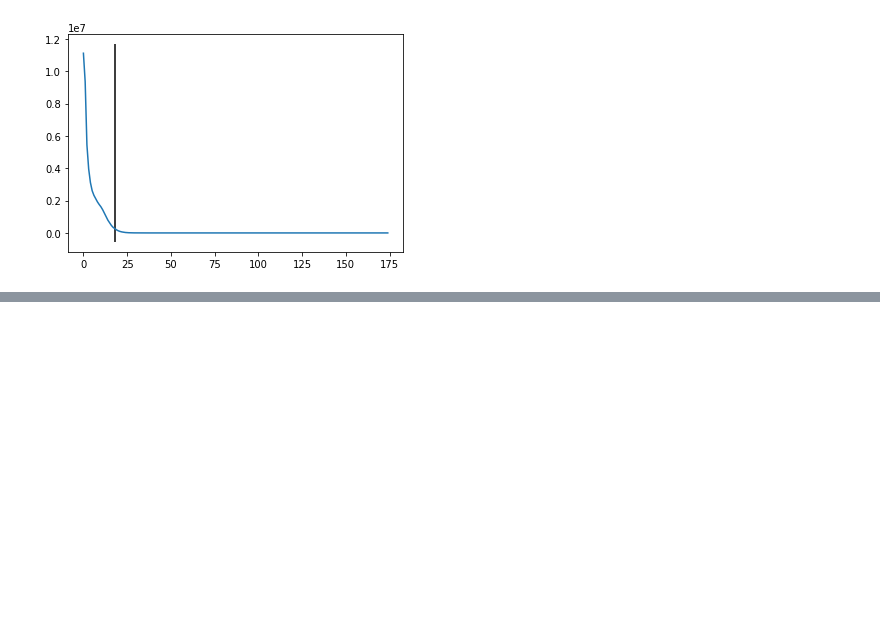
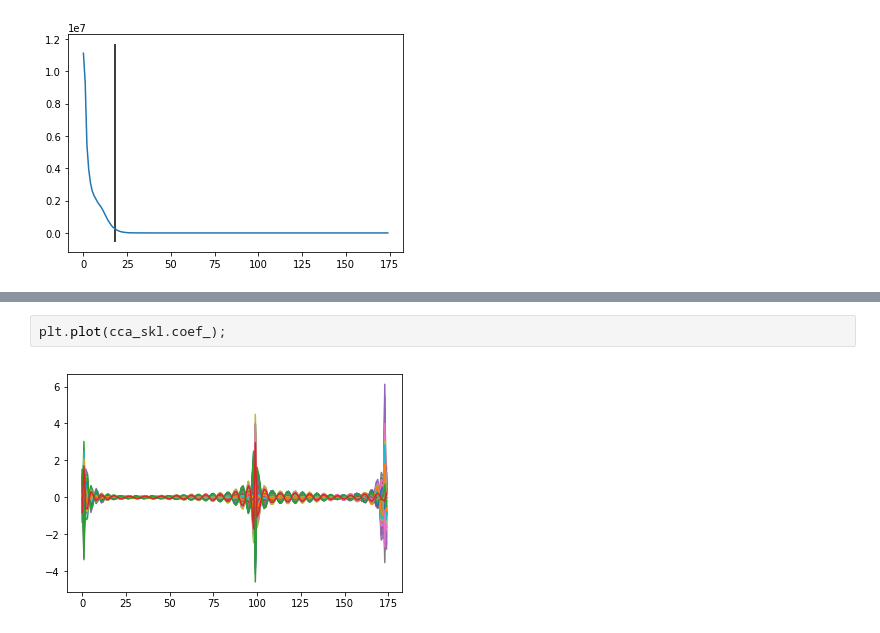
Before and after one commit to Hugo-W/pyEEG, a Jupyter notebook: docs/source/examples/CCA_envelope_p4.ipynb, the cells around one changed output, grey strips where cells are left out. Saved outputs shown, nothing was run; the diff lists cells and outputs as text; blank space fills up the shorter version.

```diff
--- a/docs/source/examples/CCA_envelope_p4.ipynb
+++ b/docs/source/examples/CCA_envelope_p4.ipynb
@@ -138,0 +158,4 @@ print(min(V))
+# %%
+plt.plot(cca_skl.coef_);
+# %% [output]
+[figure, added]
```
Also changed, not shown: parts of 14 cells of this notebook, 1 other file.
